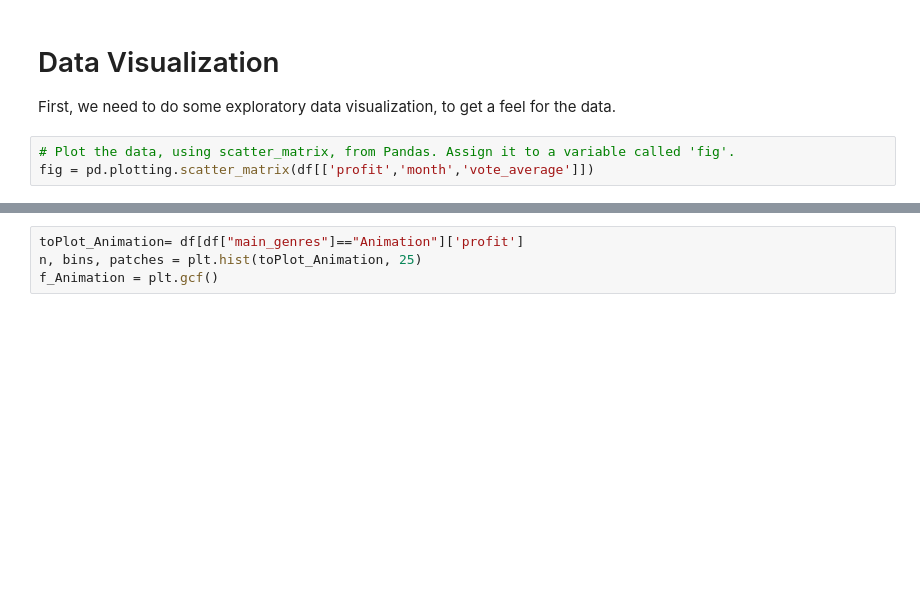
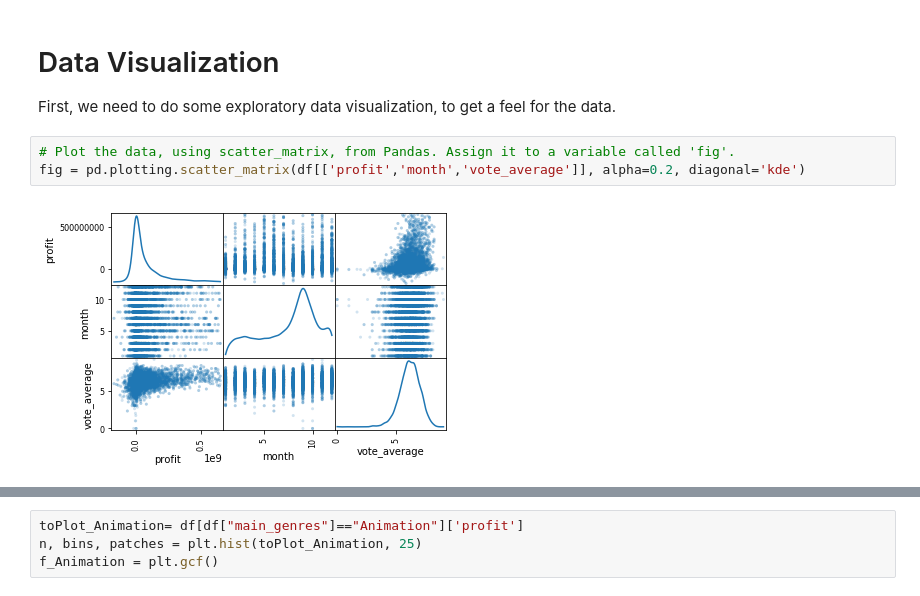
Before and after one commit to k-chau/What-Makes-a-Movie-Profit-, a Jupyter notebook: FinalProject.ipynb, the cells around one changed output, grey strips where cells are left out. Saved outputs shown, nothing was run; the diff lists cells and outputs as text; blank space fills up the shorter version.

```diff
--- a/FinalProject.ipynb
+++ b/FinalProject.ipynb
@@ -177,5 +198,7 @@ df.head()
 First, we need to do some exploratory data visualization, to get a feel for the data.
 # %%
 # Plot the data, using scatter_matrix, from Pandas. Assign it to a variable called 'fig'.
-fig = pd.plotting.scatter_matrix(df[['profit','month','vote_average']])
+fig = pd.plotting.scatter_matrix(df[['profit','month','vote_average']], alpha=0.2, diagonal='kde')
+# %% [output]
+[figure, added]
 # %%
```
Also changed, not shown: parts of 12 cells of this notebook.
